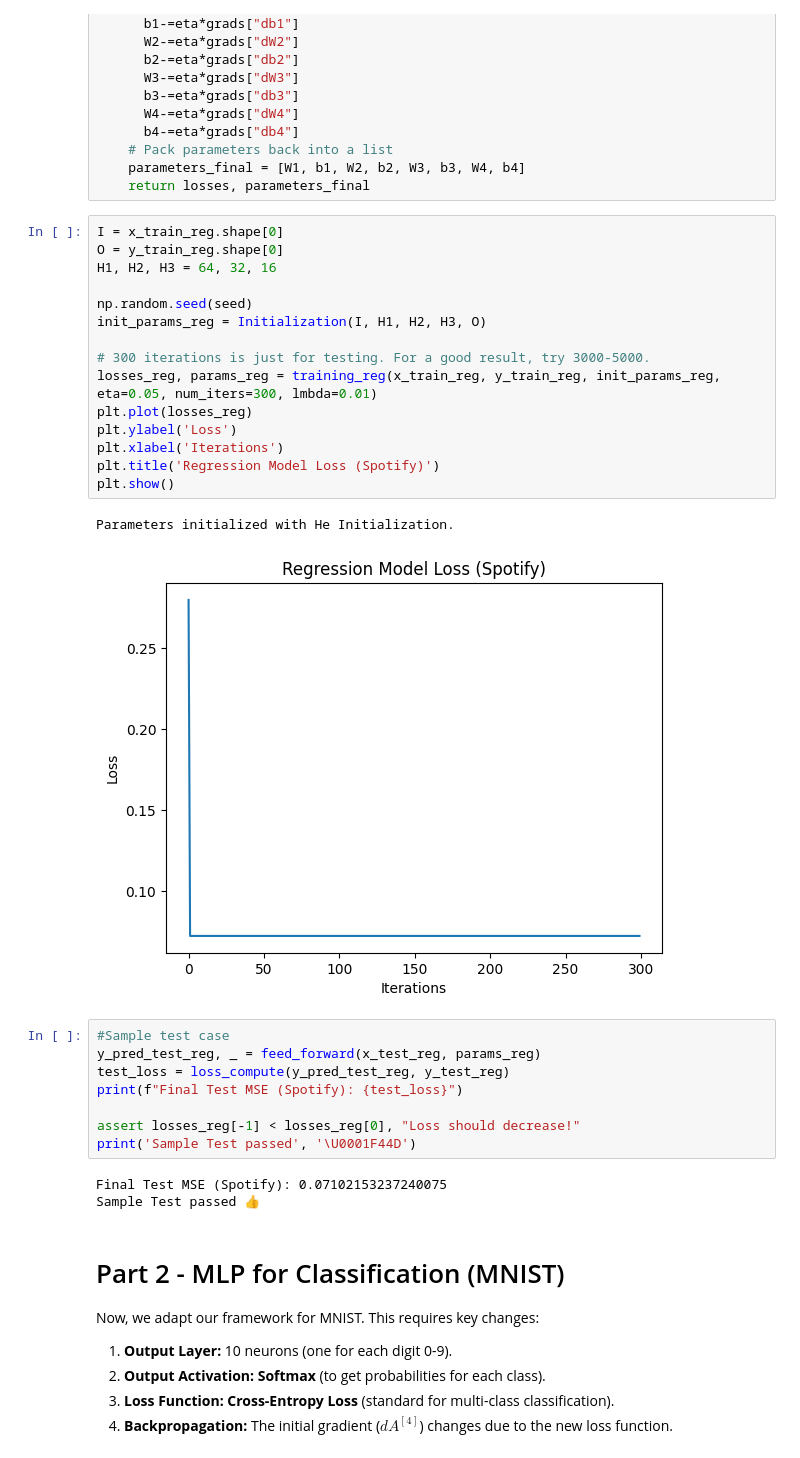
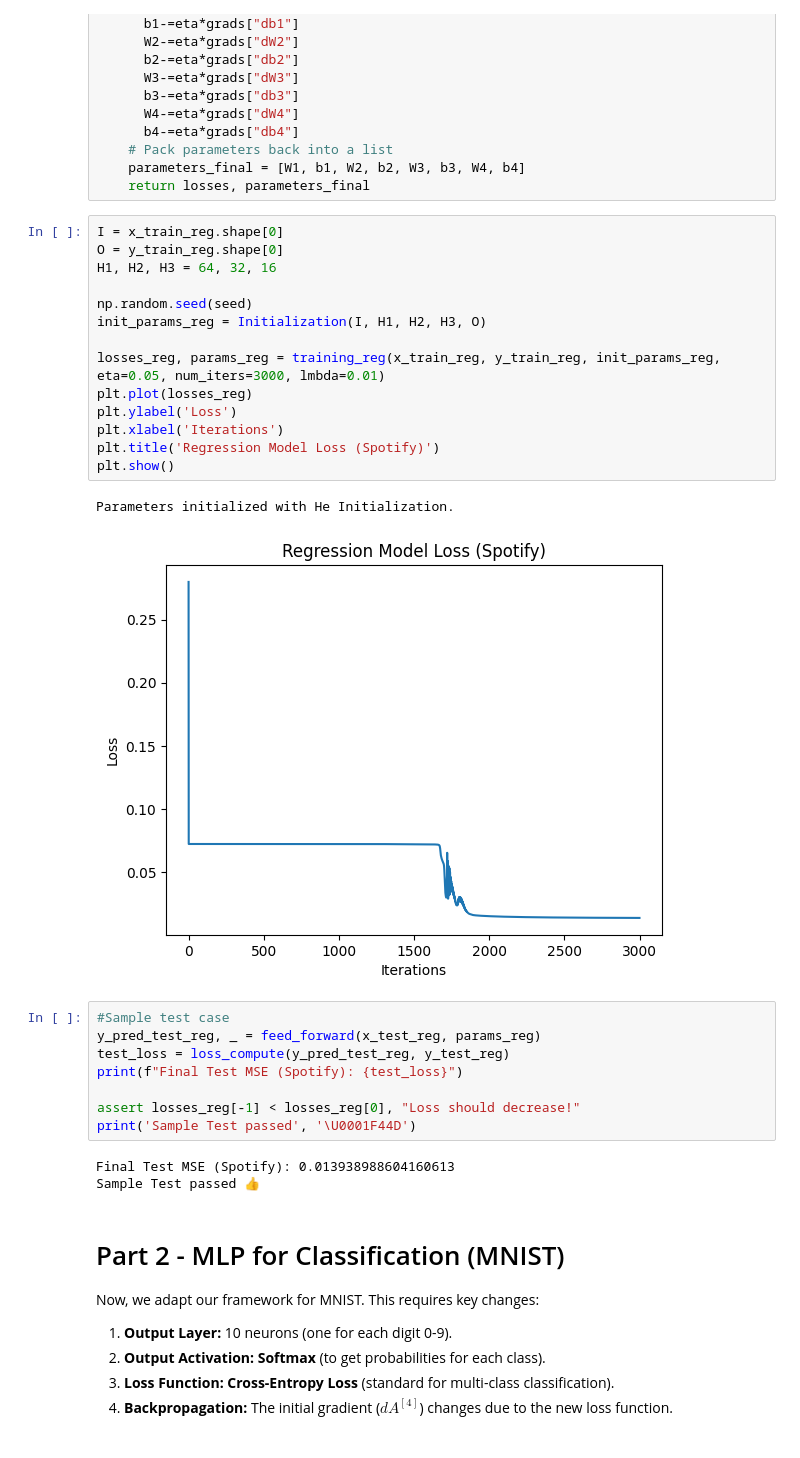
Before and after one commit to IlyaJahed2004/neural-networks-from-scratch, a Jupyter notebook: ANN_PROJECT.ipynb, the cells around one changed output. Cells and saved outputs as stored; diff of their text form.

```diff
--- a/ANN_PROJECT.ipynb
+++ b/ANN_PROJECT.ipynb
@@ -391,21 +390,20 @@ def training_reg(X, yd, parameters, eta = 0.01, num_iters=3000, lmbda = 0.1):
 # %%
 I = x_train_reg.shape[0]
 O = y_train_reg.shape[0]
 H1, H2, H3 = 64, 32, 16
 
 np.random.seed(seed)
 init_params_reg = Initialization(I, H1, H2, H3, O)
 
-# 300 iterations is just for testing. For a good result, try 3000-5000.
-losses_reg, params_reg = training_reg(x_train_reg, y_train_reg, init_params_reg, eta=0.05, num_iters=300, lmbda=0.01)
+losses_reg, params_reg = training_reg(x_train_reg, y_train_reg, init_params_reg, eta=0.05, num_iters=3000, lmbda=0.01)
 plt.plot(losses_reg)
 plt.ylabel('Loss')
 plt.xlabel('Iterations')
 plt.title('Regression Model Loss (Spotify)')
 plt.show()
 # %% [output]
 Parameters initialized with He Initialization.
-[figure, old version]
+[figure, new version]
 # %%
 #Sample test case
 y_pred_test_reg, _ = feed_forward(x_test_reg, params_reg)
@@ -415,7 +413,7 @@ print(f"Final Test MSE (Spotify): {test_loss}")
 assert losses_reg[-1] < losses_reg[0], "Loss should decrease!"
 print('Sample Test passed', '\U0001F44D')
 # %% [output]
-Final Test MSE (Spotify): 0.07102153237240075
+Final Test MSE (Spotify): 0.013938988604160613
 Sample Test passed 👍
 # %% [markdown]
 # Part 2 - MLP for Classification (MNIST)
```
Also changed, not shown: parts of 4 cells of this notebook.
